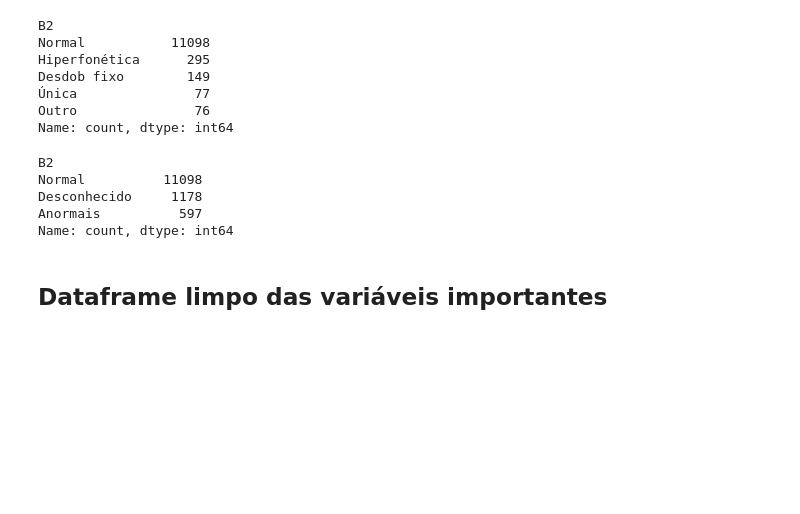
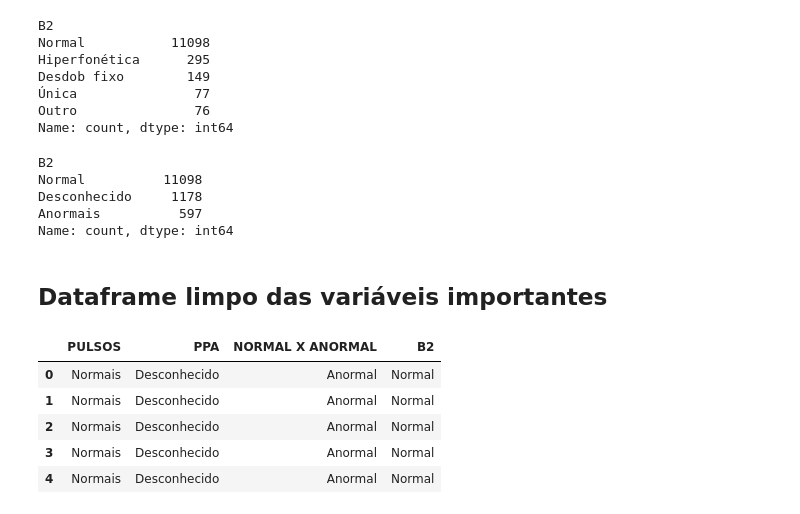
Before and after one commit to O-G-PLTX/MD-PediatricHeart, a Jupyter notebook: notebooks/cleaning/02_cleaning.ipynb, the cells around one changed output. Drawn from its saved outputs; the diff is of its cells as text; code cells hidden in the pictures; blank space fills up the shorter version.

Commit message:
feat(EDA): csv com as variaveis PULSOS, PPA, NORMAL X ANORMAL e B2 limpas

```diff
--- a/notebooks/cleaning/02_cleaning.ipynb
+++ b/notebooks/cleaning/02_cleaning.ipynb
@@ -212,7 +212,7 @@ Name: count, dtype: int64
 valores_anormais_normal = ['Anormal', 'anormal']
 
 df_selecionado_linha2['NORMAL X ANORMAL'] = df_selecionado_linha2['NORMAL X ANORMAL'].apply(
-    lambda x: 'Desconhecido' if pd.isna(x) else 'Anormais' if x in valores_anormais_normal else 'Normais'
+    lambda x: 'Desconhecido' if pd.isna(x) else 'Anormal' if x in valores_anormais_normal else 'Normal'
 )
 # %%
 df_selecionado_linha2['NORMAL X ANORMAL'].value_counts()
@@ -292,3 +292,12 @@ Anormais          597
 Name: count, dtype: int64
 # %% [markdown]
 ## Dataframe limpo das variáveis importantes
+# %%
+df_selecionado_linha2.head()
+# %% [output]
+|  | PULSOS | PPA | NORMAL X ANORMAL | B2 |
+| 0 | Normais | Desconhecido | Anormal | Normal |
+| 1 | Normais | Desconhecido | Anormal | Normal |
+| 2 | Normais | Desconhecido | Anormal | Normal |
+| 3 | Normais | Desconhecido | Anormal | Normal |
+| 4 | Normais | Desconhecido | Anormal | Normal |
```
Also changed, not shown: parts of 5 cells of this notebook, 1 other file.
